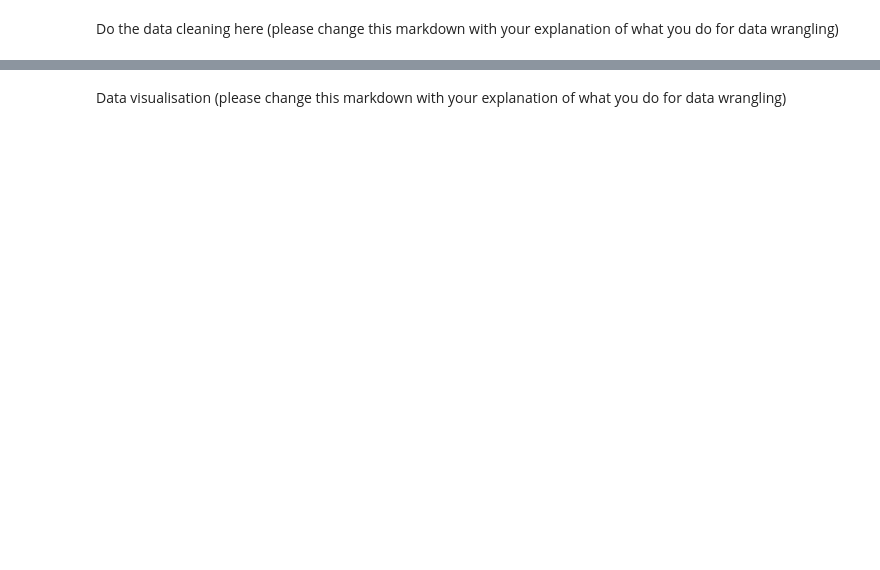
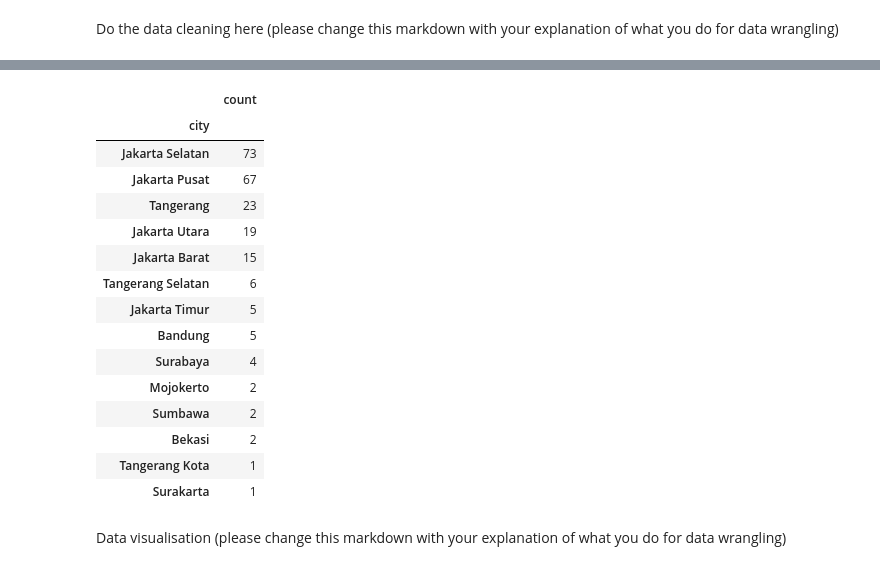
Before and after one commit to Rickyarians/Scrappy-do, a Jupyter notebook: Notebook Skeleton Guide Capstone Beautiful Soup.ipynb, the cells around one changed output, grey strips where cells are left out. Cells and saved outputs as stored; diff of their text form; code cells hidden in the pictures; blank space fills up the shorter version.

```diff
--- a/Notebook Skeleton Guide Capstone Beautiful Soup.ipynb
+++ b/Notebook Skeleton Guide Capstone Beautiful Soup.ipynb
@@ -385,2 +394,21 @@ Do the data cleaning here (please change this markdown with your explanation of
+# %%
+data_grouped
+# %% [output]
+|  | count |
+| city |  |
+| Jakarta Selatan | 73 |
+| Jakarta Pusat | 67 |
+| Tangerang | 23 |
+| Jakarta Utara | 19 |
+| Jakarta Barat | 15 |
+| Tangerang Selatan | 6 |
+| Jakarta Timur | 5 |
+| Bandung | 5 |
+| Surabaya | 4 |
+| Mojokerto | 2 |
+| Sumbawa | 2 |
+| Bekasi | 2 |
+| Tangerang Kota | 1 |
+| Surakarta | 1 |
 # %% [markdown]
 Data visualisation (please change this markdown with your explanation of what you do for data wrangling)
```
Also changed, not shown: parts of 13 cells of this notebook, 2 other files.
